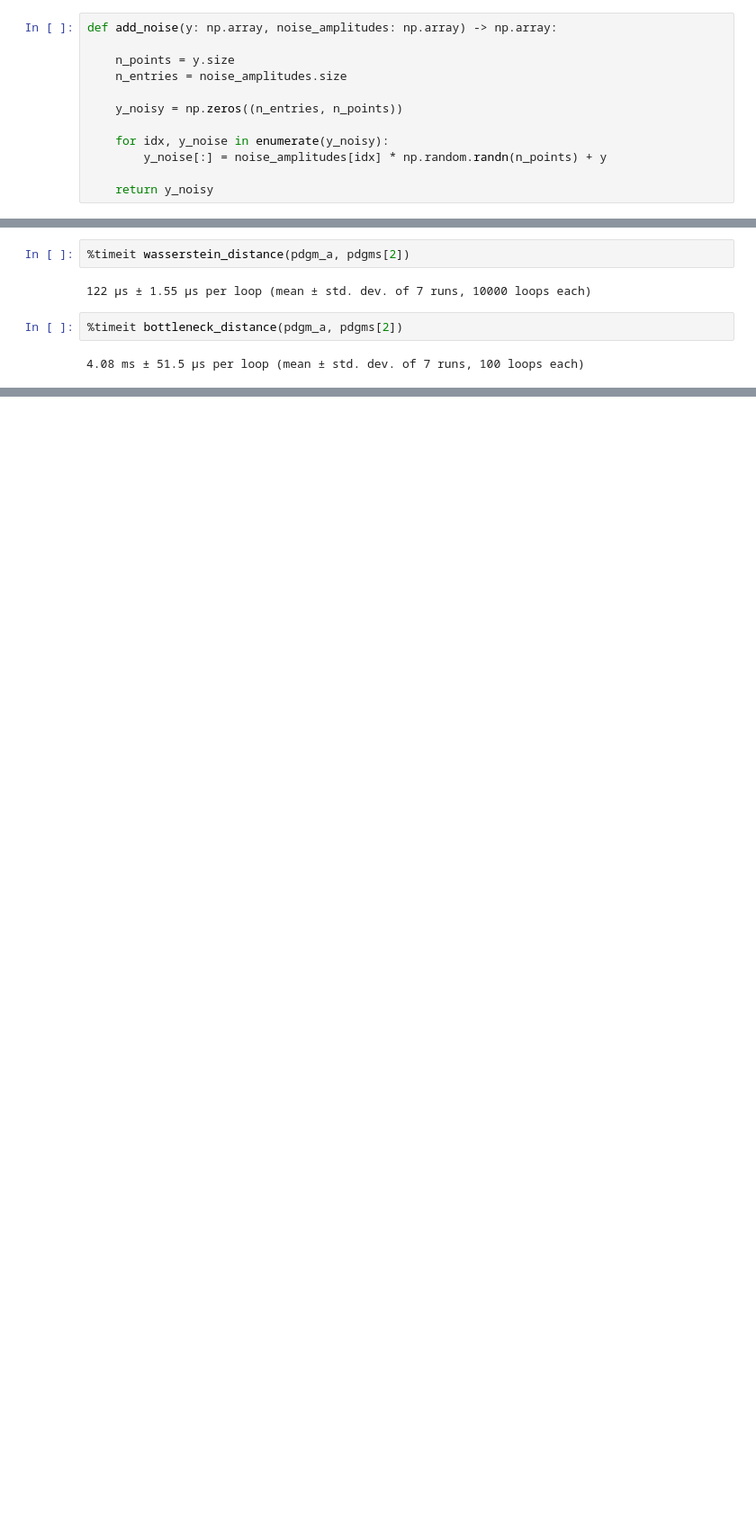
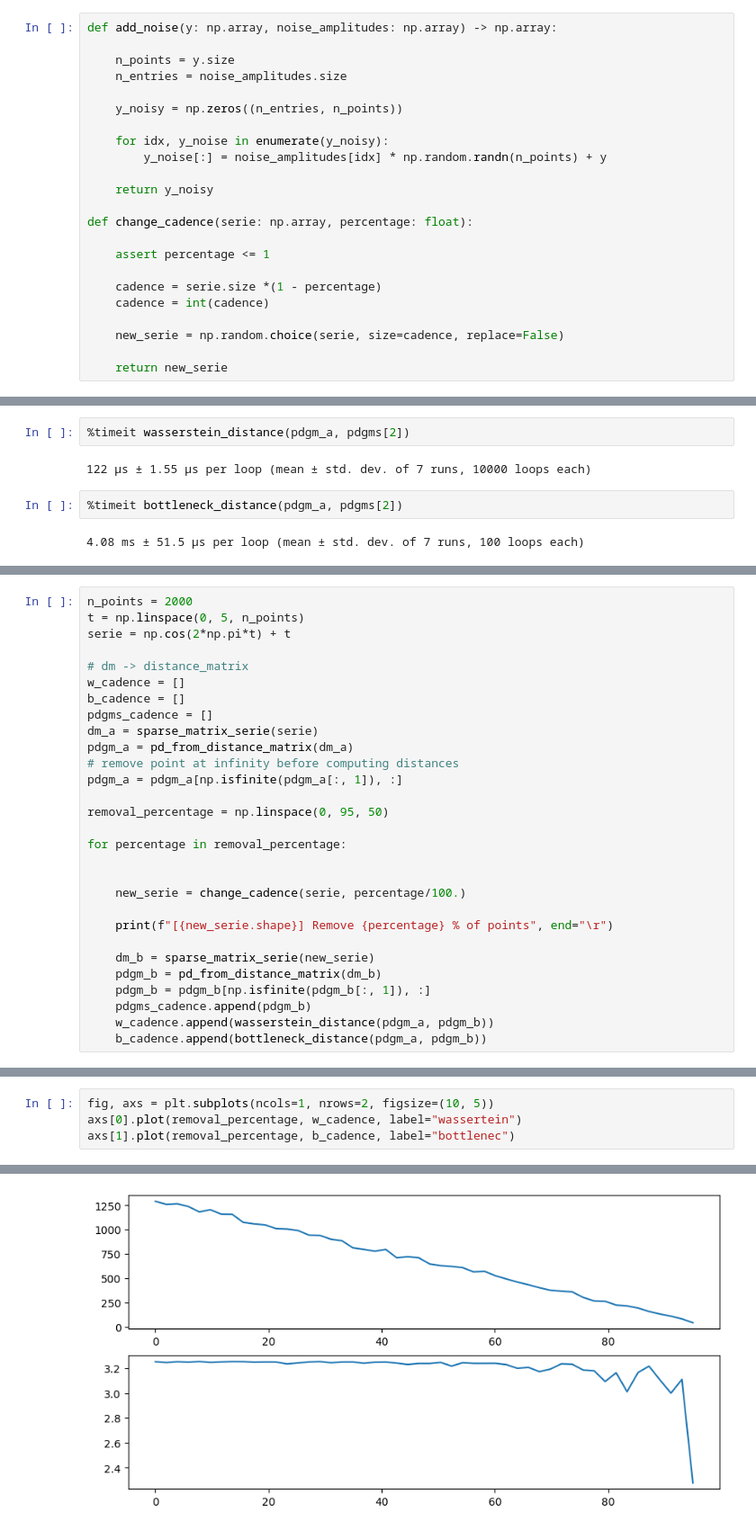
Before and after one commit to cosmic-hi-5/astropology, a Jupyter notebook: explore/distance.ipynb, the cells around one changed output, grey strips where cells are left out. Shown: that part at 90% size. Saved outputs shown, nothing was run; the diff lists cells and outputs as text; blank space fills up the shorter version.

Commit message:
feature: add distance notebook to explore bottleneck and wasserstein distances

```diff
--- a/explore/distance.ipynb
+++ b/explore/distance.ipynb
@@ -24,6 +24,17 @@ def add_noise(y: np.array, noise_amplitudes: np.array) -> np.array:
         y_noise[:] = noise_amplitudes[idx] * np.random.randn(n_points) + y
 
     return y_noisy
+
+def change_cadence(serie: np.array, percentage: float):
+
+    assert percentage <= 1
+
+    cadence = serie.size *(1 - percentage)
+    cadence = int(cadence)
+
+    new_serie = np.random.choice(serie, size=cadence, replace=False)
+
+    return new_serie
 # %%
 n_points = 2000
 t = np.linspace(0, 5, n_points)
@@ -80,0 +97,29 @@ ax.legend()
+# %%
+n_points = 2000
+t = np.linspace(0, 5, n_points)
+serie = np.cos(2*np.pi*t) + t
+
+# dm -> distance_matrix
+w_cadence = []
+b_cadence = []
+pdgms_cadence = []
+dm_a = sparse_matrix_serie(serie)
+pdgm_a = pd_from_distance_matrix(dm_a)
+# remove point at infinity before computing distances
+pdgm_a = pdgm_a[np.isfinite(pdgm_a[:, 1]), :]
+
+removal_percentage = np.linspace(0, 95, 50)
+
+for percentage in removal_percentage:
+
+
+    new_serie = change_cadence(serie, percentage/100.)
+
+    print(f"[{new_serie.shape}] Remove {percentage} % of points", end="\r")
+
+    dm_b = sparse_matrix_serie(new_serie)
+    pdgm_b = pd_from_distance_matrix(dm_b)
+    pdgm_b = pdgm_b[np.isfinite(pdgm_b[:, 1]), :]
+    pdgms_cadence.append(pdgm_b)
+    w_cadence.append(wasserstein_distance(pdgm_a, pdgm_b))
+    b_cadence.append(bottleneck_distance(pdgm_a, pdgm_b))
@@ -80,0 +128,5 @@ ax.legend()
+# %%
+fig, axs = plt.subplots(ncols=1, nrows=2, figsize=(10, 5))
+axs[0].plot(removal_percentage, w_cadence, label="wassertein")
+axs[1].plot(removal_percentage, b_cadence, label="bottlenec")
+# %% [output]
@@ -80,0 +134 @@ ax.legend()
+[figure, added]
```
Also changed, not shown: parts of 7 cells of this notebook.
